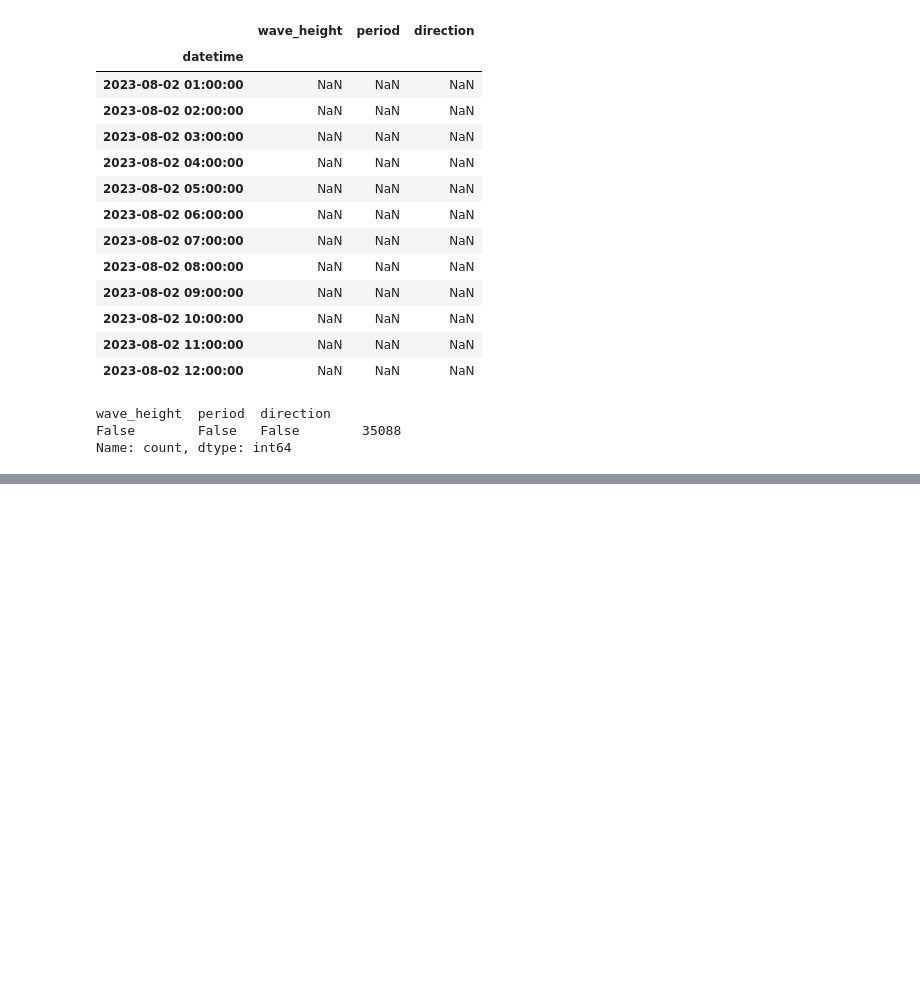
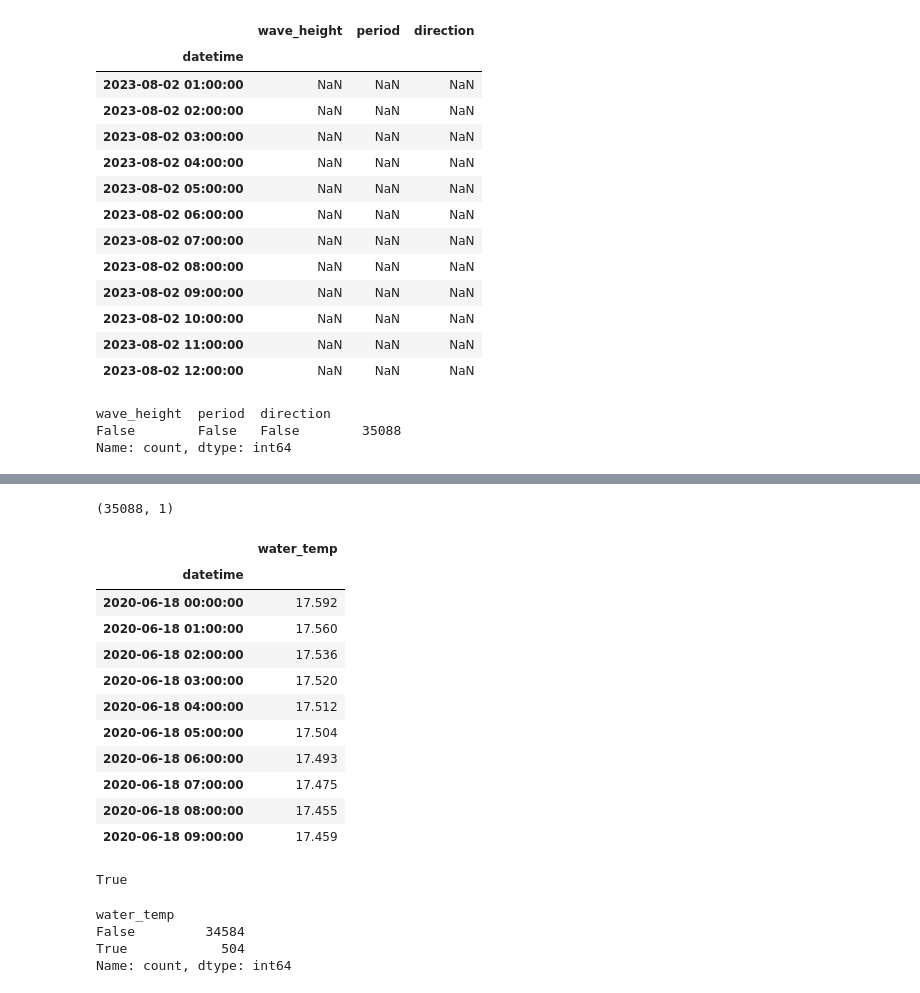
Before and after one commit to AlvaroCorrales/wave-height-app, a Jupyter notebook: Process data.ipynb, the cells around one changed output, grey strips where cells are left out. Cells and saved outputs as stored; diff of their text form; code cells hidden in the pictures; blank space fills up the shorter version.

```diff
--- a/Process data.ipynb
+++ b/Process data.ipynb
@@ -182,0 +206,36 @@ Name: count, dtype: int64
+# %%
+df_temp = temp_original.drop(columns = ['Fecha (GMT)']).copy()
+df_temp.rename(columns = {
+    'Temperatura del Agua(¬∫C)':'water_temp'
+}, inplace = True)
+df_temp.sort_values(by=['datetime'], inplace=True)
+df_temp.set_index(keys = 'datetime', inplace=True)
+df_temp = df_temp.asfreq('60min')
+
+print(df_temp.shape)
+df_temp.head(10)
+# %% [output]
+(35088, 1)
+|  | water_temp |
+| datetime |  |
+| 2020-06-18 00:00:00 | 17.592 |
+| 2020-06-18 01:00:00 | 17.560 |
+| 2020-06-18 02:00:00 | 17.536 |
+| 2020-06-18 03:00:00 | 17.520 |
+| 2020-06-18 04:00:00 | 17.512 |
+| 2020-06-18 05:00:00 | 17.504 |
+| 2020-06-18 06:00:00 | 17.493 |
+| 2020-06-18 07:00:00 | 17.475 |
+| 2020-06-18 08:00:00 | 17.455 |
+| 2020-06-18 09:00:00 | 17.459 |
+# %%
+df_temp.shape[0] == df_wave.shape[0]
+# %% [output]
+True
+# %%
+df_temp.isnull().value_counts()
+# %% [output]
+water_temp
+False         34584
+True            504
+Name: count, dtype: int64
```
Also changed, not shown: parts of 3 cells of this notebook.
